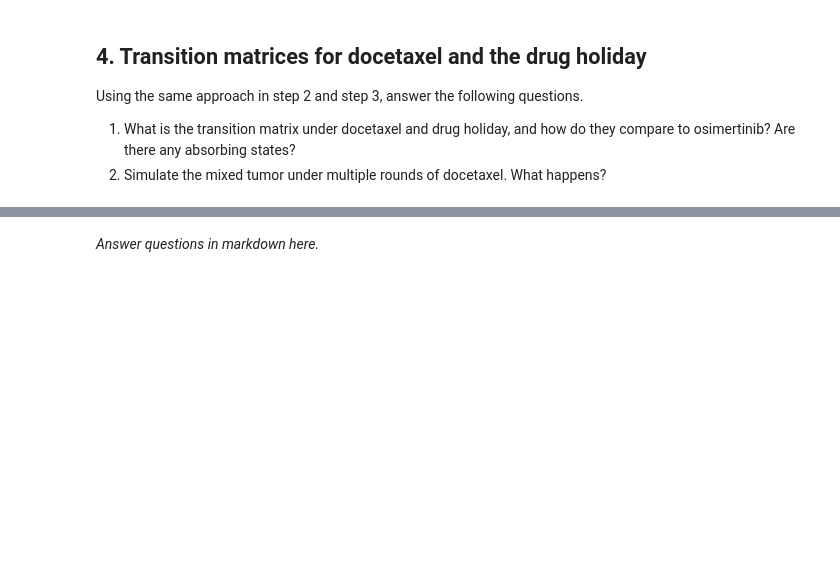
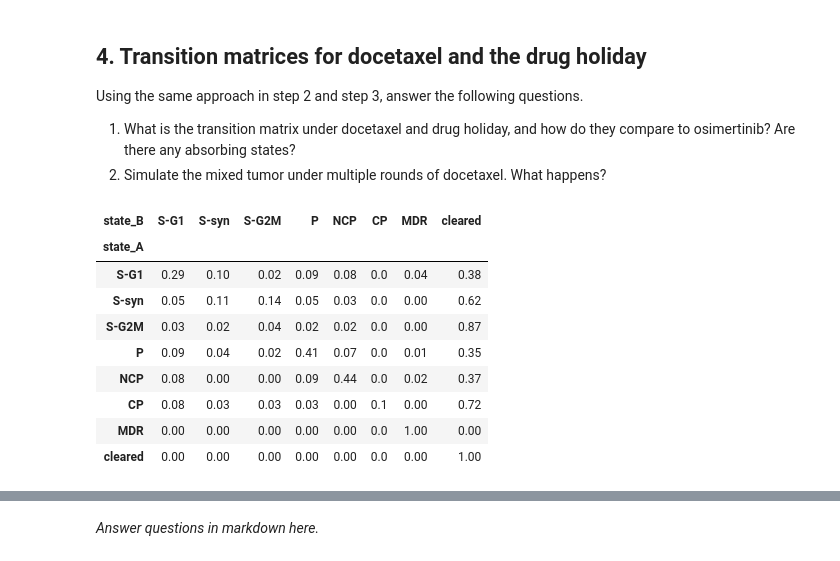
Before and after one commit to ds4e/uu_markov, a Jupyter notebook: lab_2/Lab09_markov_chain_cells.ipynb, the cells around one changed output, grey strips where cells are left out. Cells and saved outputs as stored; diff of their text form; code cells hidden in the pictures; blank space fills up the shorter version.

```diff
--- a/lab_2/Lab09_markov_chain_cells.ipynb
+++ b/lab_2/Lab09_markov_chain_cells.ipynb
@@ -325,2 +324,41 @@ P_holiday = ...   # TODO
+# %%
+##Add code here
+# keep these as 8x8 numpy arrays (with the cleared row): the random walks index rows by position
+P_osi = P_hat.to_numpy()
+
+doc = cells[cells["experiment"] == "docetaxel"]
+doc_A = doc[doc.timepoint == "A"][["lineage_tag", "state"]]
+doc_B = doc[doc.timepoint == "B"][["lineage_tag", "state"]]
+doc_pairs = pd.merge(doc_A, doc_B, on="lineage_tag", how="left", suffixes=("_A", "_B"))
+doc_pairs["state_B"] = doc_pairs["state_B"].fillna("cleared")
+doc_counts = pd.crosstab(doc_pairs.state_A, doc_pairs.state_B).reindex(index=STATES, columns=OUTCOMES, fill_value=0)
+P_doc_df = doc_counts.div(doc_counts.sum(axis=1), axis=0)
+P_doc_df.loc["cleared"] = [0, 0, 0, 0, 0, 0, 0, 1]
+
+P_doc = P_doc_df.to_numpy()
+
+hol = cells[cells["experiment"] == "untreated"]
+hol_A = hol[hol.timepoint == "A"][["lineage_tag", "state"]]
+hol_B = hol[hol.timepoint == "B"][["lineage_tag", "state"]]
+hol_pairs = pd.merge(hol_A, hol_B, on="lineage_tag", how="left", suffixes=("_A", "_B"))
+hol_pairs["state_B"] = hol_pairs["state_B"].fillna("cleared")
+hol_counts = pd.crosstab(hol_pairs.state_A, hol_pairs.state_B).reindex(index=STATES, columns=OUTCOMES, fill_value=0)
+P_holiday_df = hol_counts.div(hol_counts.sum(axis=1), axis=0)
+P_holiday_df.loc["cleared"] = [0, 0, 0, 0, 0, 0, 0, 1]
+
+P_holiday = P_holiday_df.to_numpy()
+
+P_doc_df.round(2)
+# %% [output]
+| state_B | S-G1 | S-syn | S-G2M | P | NCP | CP | MDR | cleared |
+| state_A |  |  |  |  |  |  |  |  |
+| S-G1 | 0.29 | 0.10 | 0.02 | 0.09 | 0.08 | 0.0 | 0.04 | 0.38 |
+| S-syn | 0.05 | 0.11 | 0.14 | 0.05 | 0.03 | 0.0 | 0.00 | 0.62 |
+| S-G2M | 0.03 | 0.02 | 0.04 | 0.02 | 0.02 | 0.0 | 0.00 | 0.87 |
+| P | 0.09 | 0.04 | 0.02 | 0.41 | 0.07 | 0.0 | 0.01 | 0.35 |
+| NCP | 0.08 | 0.00 | 0.00 | 0.09 | 0.44 | 0.0 | 0.02 | 0.37 |
+| CP | 0.08 | 0.03 | 0.03 | 0.03 | 0.00 | 0.1 | 0.00 | 0.72 |
+| MDR | 0.00 | 0.00 | 0.00 | 0.00 | 0.00 | 0.0 | 1.00 | 0.00 |
+| cleared | 0.00 | 0.00 | 0.00 | 0.00 | 0.00 | 0.0 | 0.00 | 1.00 |
 # %%
 #Plot the transition matrices for docetaxel and the drug holiday.
```
Also changed, not shown: parts of 5 cells of this notebook.
